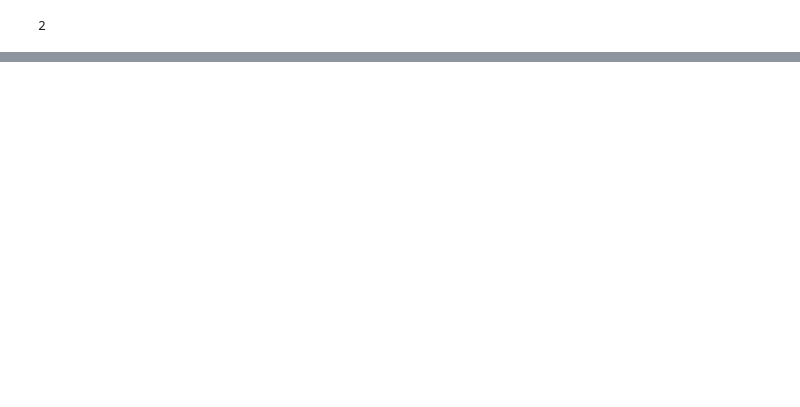
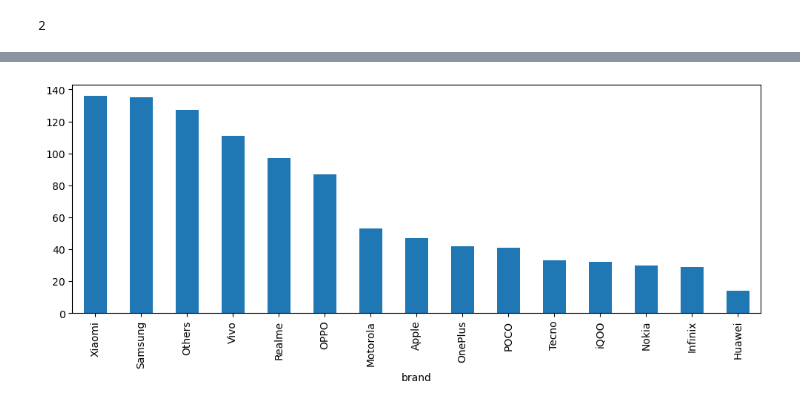
Before and after one commit to DeepeshIITdh/Tech-Items-Price-Predictor, a Jupyter notebook: Smartphones_Price_Predictor_Data_Preprocessing.ipynb, the cells around one changed output, grey strips where cells are left out. Saved outputs shown, nothing was run; the diff lists cells and outputs as text; code cells hidden in the pictures; blank space fills up the shorter version.

```diff
--- a/Smartphones_Price_Predictor_Data_Preprocessing.ipynb
+++ b/Smartphones_Price_Predictor_Data_Preprocessing.ipynb
@@ -60,0 +139,5 @@ df.
+# %%
+# 'OTHERS' category for smartphone
+main=['Xiaomi', 'Samsung', 'Vivo', 'Realme', 'OPPO', 'Motorola', 'Apple',
+       'OnePlus', 'POCO', 'Tecno', 'iQOO', 'Nokia', 'Infinix','Huawei']
+df['brand'] = df['brand'].apply(lambda x:x if x in main else 'Others')
@@ -60,0 +150,6 @@ df.
+# %%
+plt.figure(figsize=(12,4))
+df['brand'].value_counts().plot(kind='bar')
+plt.show()
+# %% [output]
+[figure, added]
```
Also changed, not shown: parts of 39 cells of this notebook.
